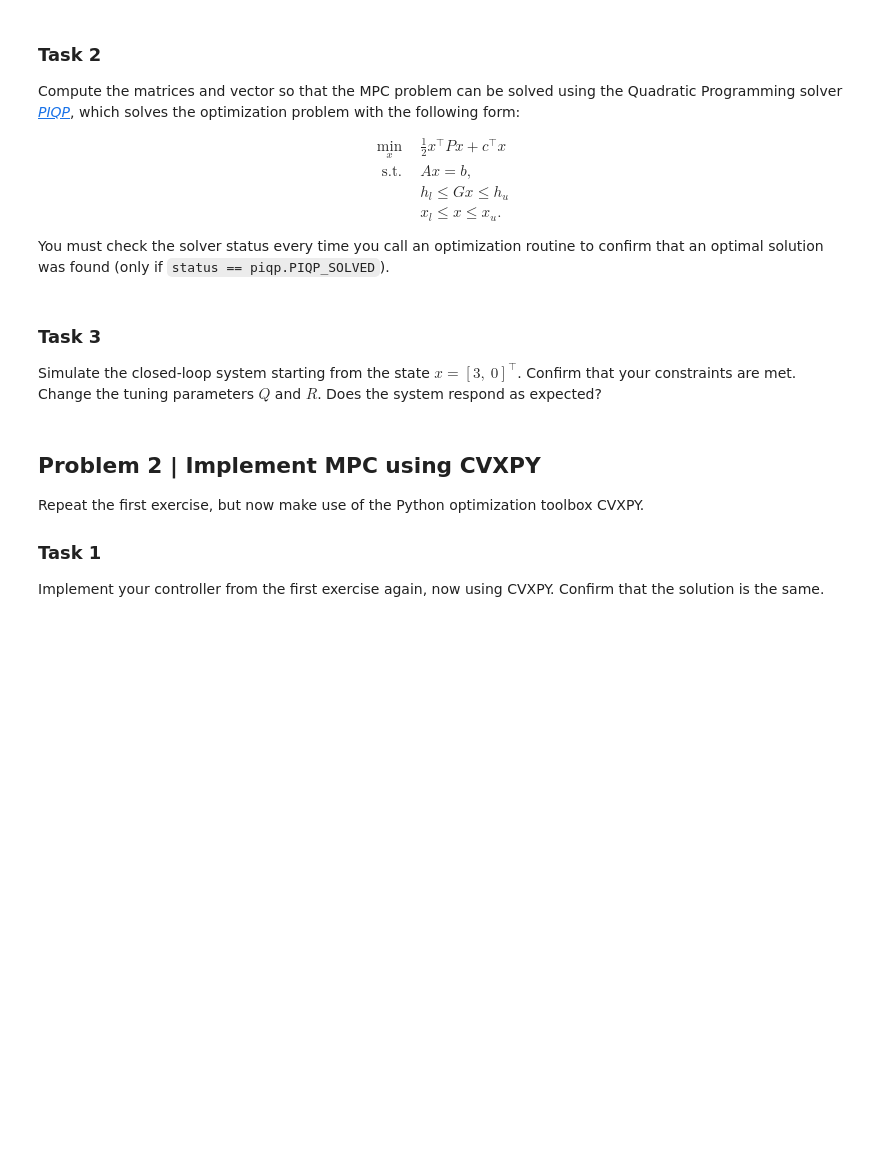
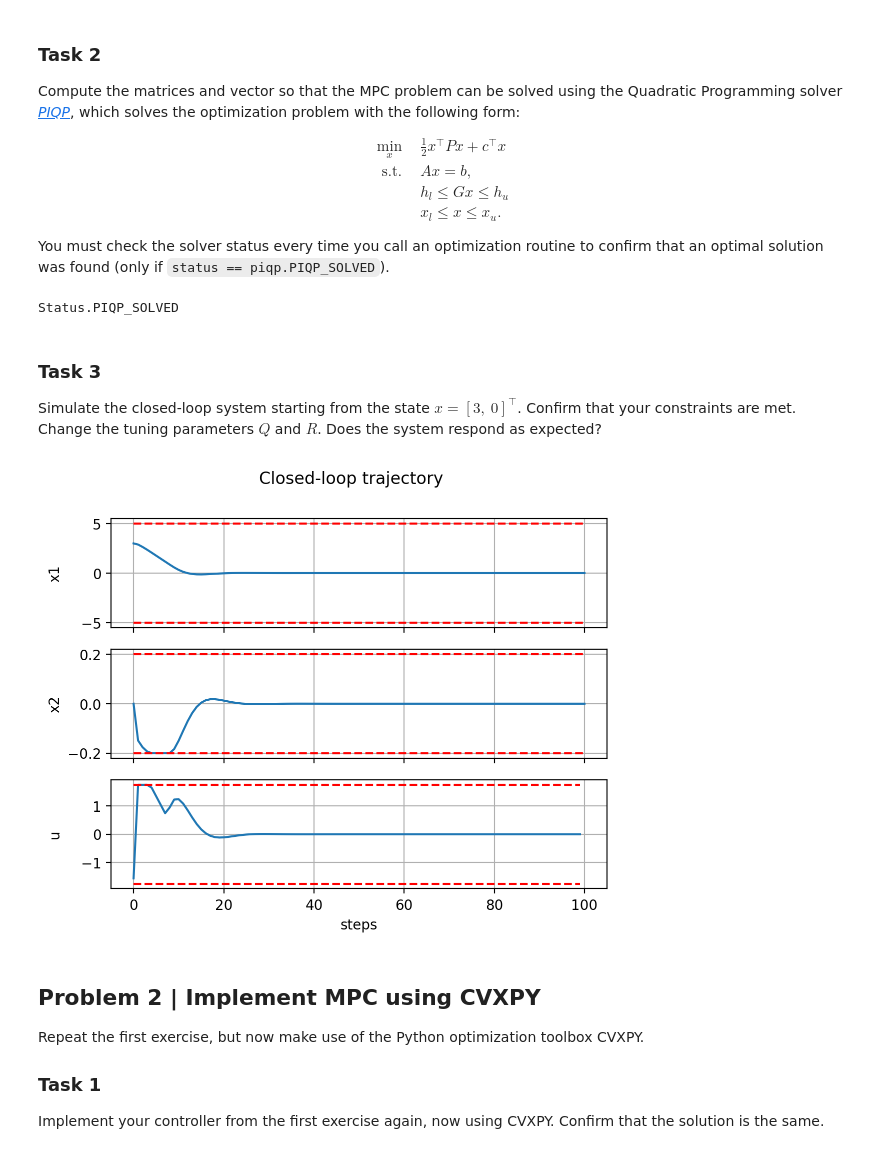
Before and after one commit to ujicrush/MPC-Course-EPFL, a Jupyter notebook: programming_exercises/exercise4_mpc/ex4_mpc.ipynb, the cells around one changed output. Drawn from its saved outputs; the diff is of its cells as text; code cells hidden in the pictures; blank space fills up the shorter version.

Commit message:
fill in exercise4 computer again

```diff
--- a/programming_exercises/exercise4_mpc/ex4_mpc.ipynb
+++ b/programming_exercises/exercise4_mpc/ex4_mpc.ipynb
@@ -96,17 +124,42 @@ You must check the solver status every time you call an optimization routine to
 nx, nu = B.shape
 
 # TODO: ------------------
-# TODO: add your code here
-# TODO: fill these matrices
-P_qp = []
-c_qp = []
-A_qp = []
-b_qp = []
-G_qp = []
-h_l_qp = []
-h_u_qp = []
+# Equality constraints
+# A_qp = [
+# 	 I,        ...,      |
+#   -A,  I,    ...,      |  -B,
+#	    -A, I, ...,      |      -B,
+# 	           ...       |     ...
+#	             -A, I,  |           -B
+# ]
+A_qp_left = np.kron(np.eye(N+1), np.eye(nx))
+A_qp_left += np.vstack([
+    np.zeros((nx, nx*(N+1))),
+    np.hstack([np.kron(np.eye(N), -A), np.zeros((N*nx, nx))])
+])
+A_qp_right = np.zeros((A_qp_left.shape[0], N*nu))
+A_qp_right[nx:, :] += np.kron(np.eye(N), -B)
+A_qp = np.hstack([A_qp_left, A_qp_right])
+
+b_qp = np.concatenate([x0, np.zeros((N)*nx)])
+
+# Inequality constraints G*x <= h
+G_blocks = [np.kron(np.eye(N), X.A), O_inf.A, np.kron(np.eye(N), U.A)]
+from scipy.linalg import block_diag
+G_qp = block_diag(*G_blocks)
+
+h_u_qp = np.concatenate([
+    np.kron(np.ones((N, 1)), X.b).reshape(-1,),
+    O_inf.b,
+    np.kron(np.ones((N, 1)), U.b).reshape(-1,)
+])
+h_l_qp = -np.inf * np.ones_like(h_u_qp)
+
+# Cost function 1/2*x'*P*x
+P_blocks = [np.kron(np.eye(N), Q), Qf, np.kron(np.eye(N), R)]
+P_qp = block_diag(*P_blocks)
+c_qp = np.zeros((P_qp.shape[0],))
 # TODO: ------------------
-
 
 # Setup the qp solver
 import piqp
@@ -115,6 +168,8 @@ qp_solver.setup(P=P_qp, c=c_qp, A=A_qp, b=b_qp, G=G_qp, h_l=h_l_qp, h_u=h_u_qp)
 status = qp_solver.solve()
 print(status)
 # assert status == piqp.PIQP_SOLVED
+# %% [output]
+Status.PIQP_SOLVED
 # %% [markdown]
 ### Task 3
 Simulate the closed-loop system starting from the state $x = [3, ~ 0]^\top$. Confirm that your constraints are met. Change the tuning parameters $Q$ and $R$. Does the system respond as expected?
@@ -151,35 +206,37 @@ def plot_trajs(t_traj_closed_loop: np.ndarray,
 N_closed_loop = 100
 t_traj_closed_loop = np.arange(0, N_closed_loop+1)
 x_traj_closed_loop = np.zeros((nx, N_closed_loop+1))
 u_traj_closed_loop = np.zeros((nu, N_closed_loop))
 
 x_traj_closed_loop[:, 0] = x0
 xk = x0
 
 # Closed-loop simulation
 for k in range(N_closed_loop):
     # TODO: ------------------
     # TODO: add your code here
     # update the x0 parameter in QP
-    b_qp = ...
+    b_qp[:nx] = xk
     qp_solver.update(b=b_qp)
     # TODO: ------------------
 
     status = qp_solver.solve()
     assert status == piqp.PIQP_SOLVED
 
 	# TODO: ------------------
     # TODO: add your code here
     # extract the optimal input u0
-    uk = ...
+    uk = qp_solver.result.x[(N+1)*nx:(N+1)*nx+nu]
     # TODO: ------------------
 
 	# update
     xk = A @ xk + B @ uk
     x_traj_closed_loop[:, k+1] = xk.flatten()
     u_traj_closed_loop[:, k] = uk.flatten()
 
 plot_trajs(t_traj_closed_loop, x_traj_closed_loop, u_traj_closed_loop)
+# %% [output]
+[figure, added]
 # %% [markdown]
 ## Problem 2 | Implement MPC using CVXPY
 
```
Also changed, not shown: parts of 3 cells of this notebook.
